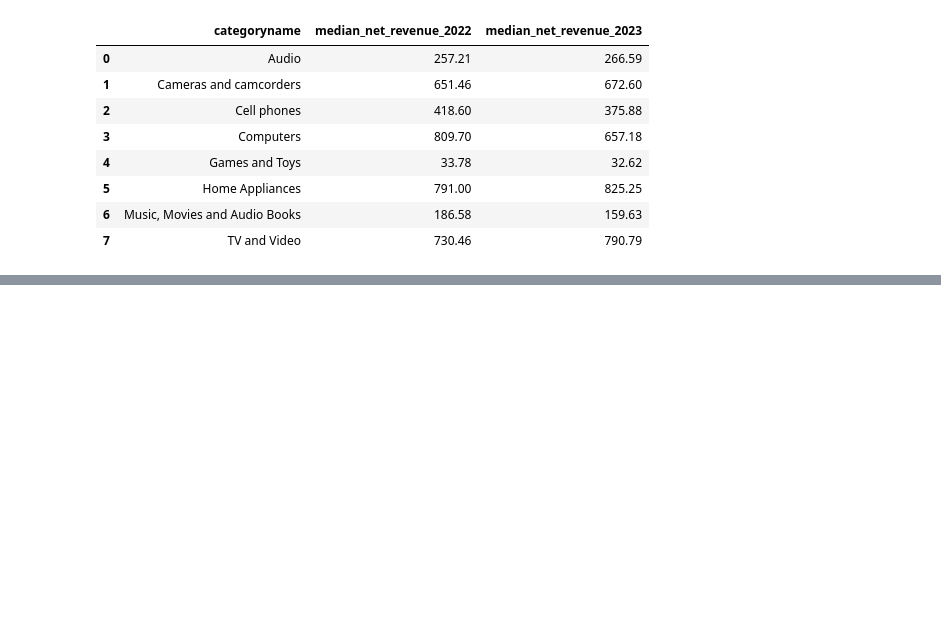
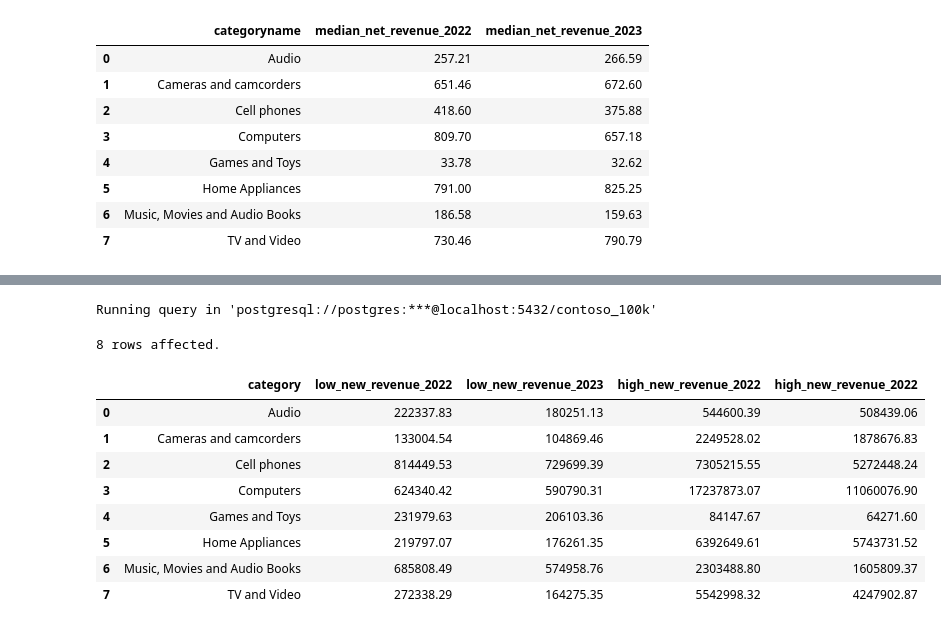
Before and after one commit to emma-fosu/SQL-notebook, a Jupyter notebook: Resources/Blank_SQL_Notebook.ipynb, the cells around one changed output, grey strips where cells are left out. Cells and saved outputs as stored; diff of their text form; code cells hidden in the pictures; blank space fills up the shorter version.

```diff
--- a/Resources/Blank_SQL_Notebook.ipynb
+++ b/Resources/Blank_SQL_Notebook.ipynb
@@ -180,0 +210,49 @@ Running query in 'postgresql://postgres:***@localhost:5432/contoso_100k'
+# %%
+%%sql
+WITH median_value AS (
+    SELECT
+      PERCENTILE_CONT(0.5) WITHIN GROUP (ORDER BY (s.quantity * s.netprice * s.exchangerate)) AS median
+    FROM
+      sales s
+    WHERE
+      orderdate BETWEEN '2022-01-01' AND '2023-12-31'
+)
+
+SELECT
+  p.categoryname AS category,
+  SUM(CASE WHEN (s.quantity * s.netprice * s.exchangerate) < mv.median AND
+                s.orderdate BETWEEN '2022-01-01' AND '2022-12-31' THEN
+                (s.quantity * s.netprice * s.exchangerate) END ) AS low_new_revenue_2022,
+  SUM(CASE WHEN (s.quantity * s.netprice * s.exchangerate) < mv.median AND
+                s.orderdate BETWEEN '2023-01-01' AND '2023-12-31' THEN
+                (s.quantity * s.netprice * s.exchangerate) END ) AS low_new_revenue_2023,
+  SUM(CASE WHEN (s.quantity * s.netprice * s.exchangerate) >= mv.median AND
+                s.orderdate BETWEEN '2022-01-01' AND '2022-12-31' THEN
+                (s.quantity * s.netprice * s.exchangerate) END ) AS high_new_revenue_2022,
+  SUM(CASE WHEN (s.quantity * s.netprice * s.exchangerate) >= mv.median AND
+                s.orderdate BETWEEN '2023-01-01' AND '2023-12-31' THEN
+                (s.quantity * s.netprice * s.exchangerate) END ) AS high_new_revenue_2022
+FROM
+  sales s
+LEFT JOIN
+  product p
+ON s.productkey = p.productkey,
+median_value mv
+WHERE
+  s.orderdate BETWEEN '2022-01-01' AND '2023-12-31'
+GROUP BY
+  p.categoryname
+ORDER BY
+  p.categoryname;
+# %% [output]
+Running query in 'postgresql://postgres:***@localhost:5432/contoso_100k'
+8 rows affected.
+|  | category | low_new_revenue_2022 | low_new_revenue_2023 | high_new_revenue_2022 | high_new_revenue_2022 |
+| 0 | Audio | 222337.83 | 180251.13 | 544600.39 | 508439.06 |
+| 1 | Cameras and camcorders | 133004.54 | 104869.46 | 2249528.02 | 1878676.83 |
+| 2 | Cell phones | 814449.53 | 729699.39 | 7305215.55 | 5272448.24 |
+| 3 | Computers | 624340.42 | 590790.31 | 17237873.07 | 11060076.90 |
+| 4 | Games and Toys | 231979.63 | 206103.36 | 84147.67 | 64271.60 |
+| 5 | Home Appliances | 219797.07 | 176261.35 | 6392649.61 | 5743731.52 |
+| 6 | Music, Movies and Audio Books | 685808.49 | 574958.76 | 2303488.80 | 1605809.37 |
+| 7 | TV and Video | 272338.29 | 164275.35 | 5542998.32 | 4247902.87 |
```
Also changed, not shown: parts of 3 cells of this notebook.
